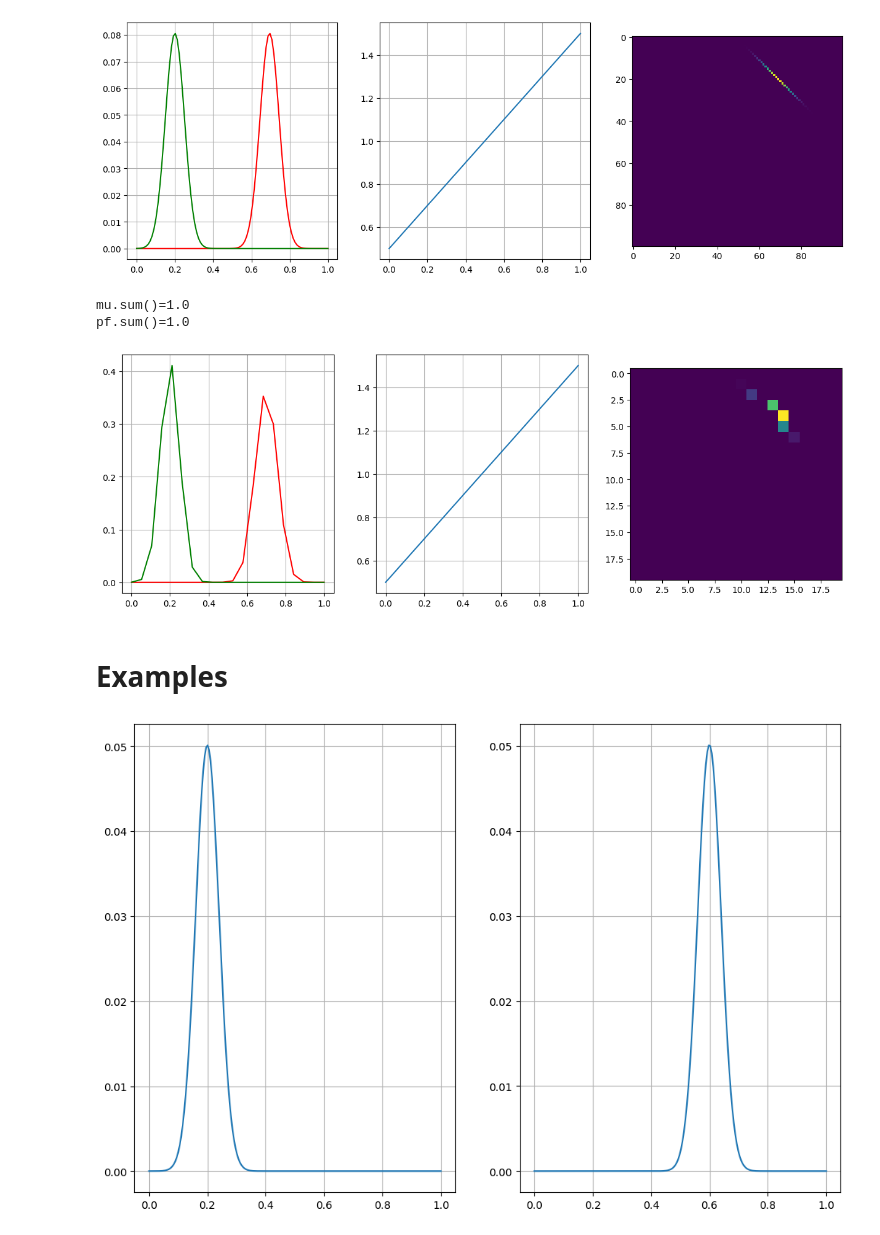
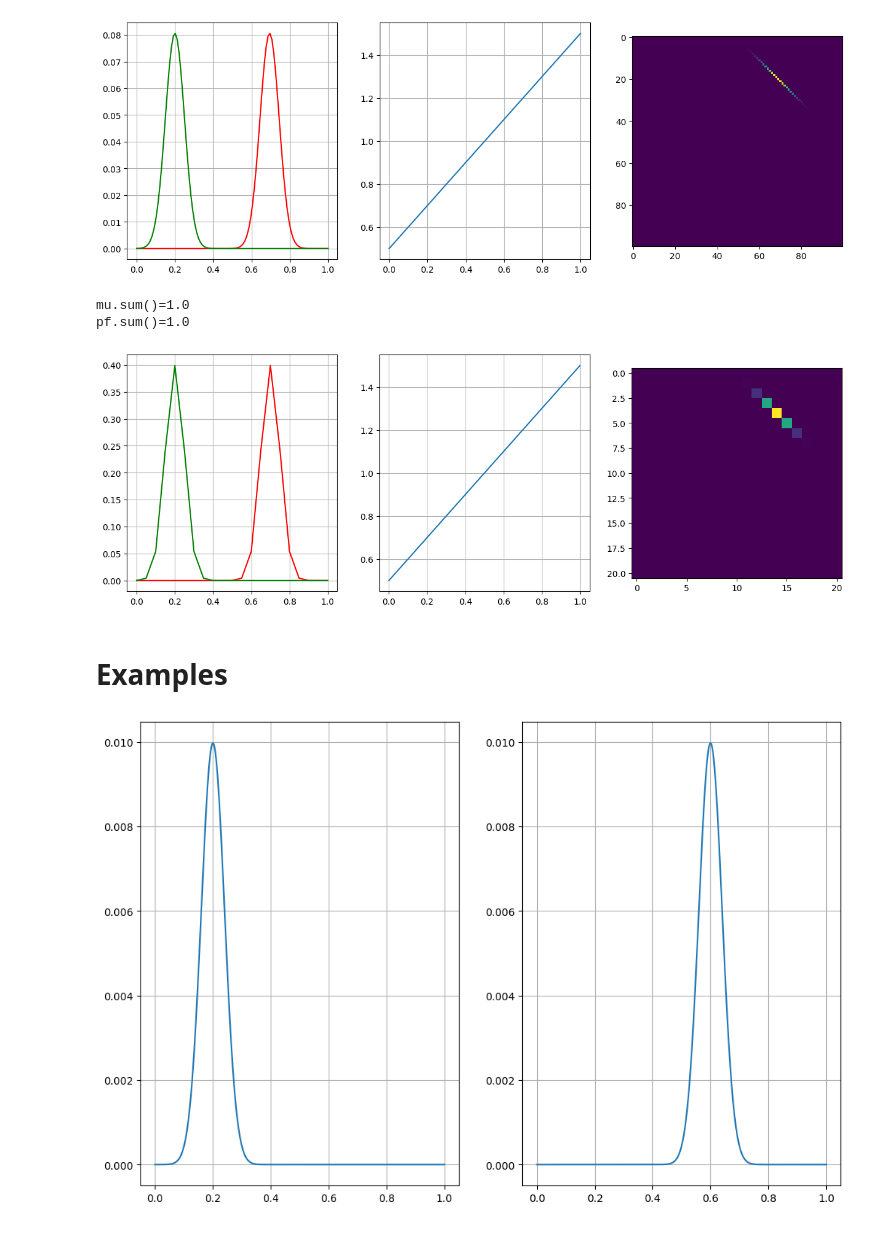
Before and after one commit to aipyth/back_and_forth_ot, a Jupyter notebook: back_and_forth_1d.ipynb, the cells around one changed output. Cells and saved outputs as stored; diff of their text form; code cells hidden in the pictures.

```diff
--- a/back_and_forth_1d.ipynb
+++ b/back_and_forth_1d.ipynb
@@ -267,41 +267,41 @@ def pushforward(mu: np.ndarray, T: np.ndarray, x: np.ndarray) -> np.ndarray:
     nu = compute_pushforward(mu, T, x)
     return nu
 # %%
-n = 20
+n = 20 + 1
 x = np.linspace(0, 1, n)
 mean = 0.2
 std = 0.05
 mu = 1/(std * np.sqrt(2 * np.pi)) * np.exp(
         -1/2 * np.power((x - mean)/std, 2))
 mu /= mu.sum()
 t = x + 0.5
 
 # t_interp = BarycentricInterpolator(x, t)
 
 pf = pushforward(mu, t, x)
 
 fig, axs = plt.subplots(1, 3, figsize=(15,5))
 axs[0].plot(x, pf, c='r')
 axs[0].plot(x, mu, c='g')
 axs[0].grid()
 axs[1].plot(x, t)
 # axs[1].plot(x, t_interp(x))
 axs[1].grid()
 
 
 T = np.zeros((n, n))
 for i, val in enumerate(t):
     j = np.argmin(np.abs(x - val))
     if mu[i] != 0:
         T[i, j] = mu[i]
 axs[2].imshow(T)
 
 print(f"{mu.sum()=}")
 print(f"{pf.sum()=}")
 # %% [output]
 mu.sum()=1.0
 pf.sum()=1.0
-[figure, old version]
+[figure, new version]
 # %%
 def solve_pde(f, L, N):
     """
@@ -456,7 +456,7 @@ def generate_gaussian_distribution(
     pdf_values /= pdf_values.sum()
     return grid, pdf_values
 # %%
-n = 200
+n = 1000 + 1
 std = 0.08
 range_min = 0
 range_max = 1
@@ -476,7 +476,7 @@ axs[0].grid()
 axs[1].plot(y, nu)
 axs[1].grid()
 # %% [output]
-[figure, old version]
+[figure, new version]
 # %%
 c = X * Y
 cost = np.power(X - Y, 2) / 2
```
Also changed, not shown: parts of 8 cells of this notebook.
